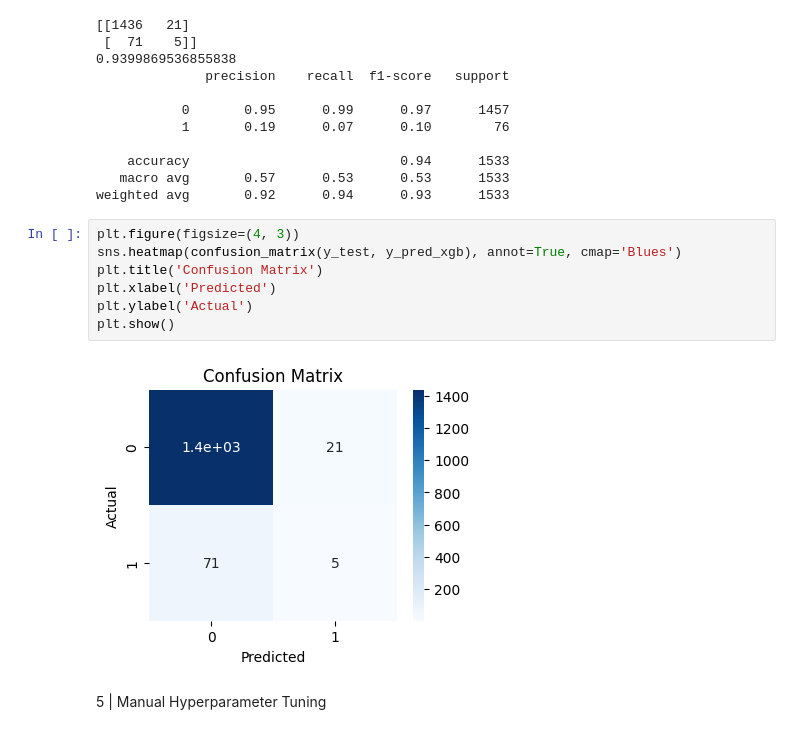
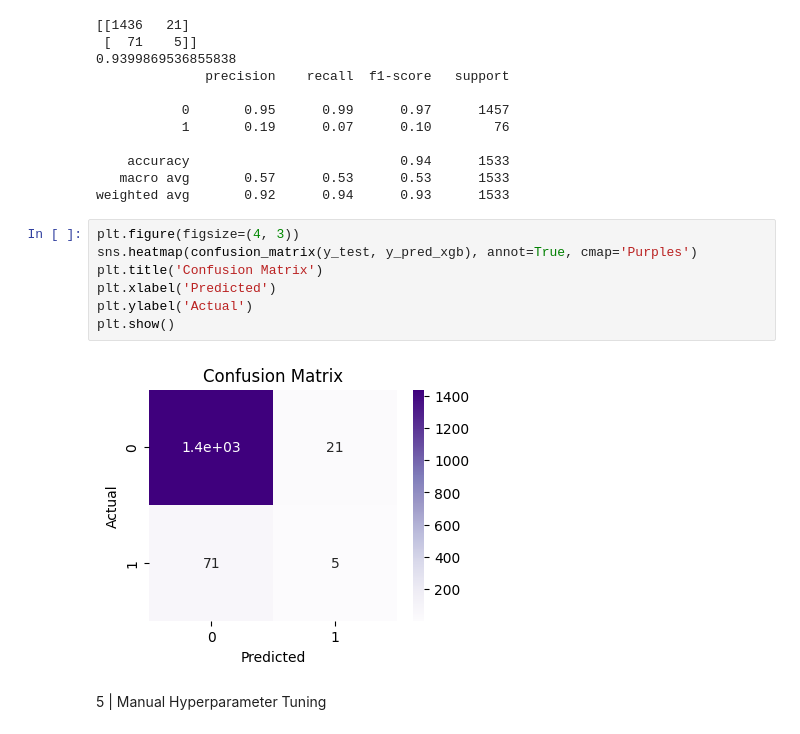
Before and after one commit to chalana-b/Stroke-Prediction, a Jupyter notebook: predictions.ipynb, the cells around one changed output. Drawn from its saved outputs; the diff is of its cells as text.

```diff
--- a/predictions.ipynb
+++ b/predictions.ipynb
@@ -464,13 +464,13 @@ print(classification_report(y_test,y_pred_xgb))
 weighted avg       0.92      0.94      0.93      1533
 # %%
 plt.figure(figsize=(4, 3))
-sns.heatmap(confusion_matrix(y_test, y_pred_xgb), annot=True, cmap='Blues')
+sns.heatmap(confusion_matrix(y_test, y_pred_xgb), annot=True, cmap='Purples')
 plt.title('Confusion Matrix')
 plt.xlabel('Predicted')
 plt.ylabel('Actual')
 plt.show()
 # %% [output]
-[figure, old version]
+[figure, new version]
 # %% [markdown]
 5 | Manual Hyperparameter Tuning
 # %%
```
Also changed, not shown: parts of 16 cells of this notebook.
